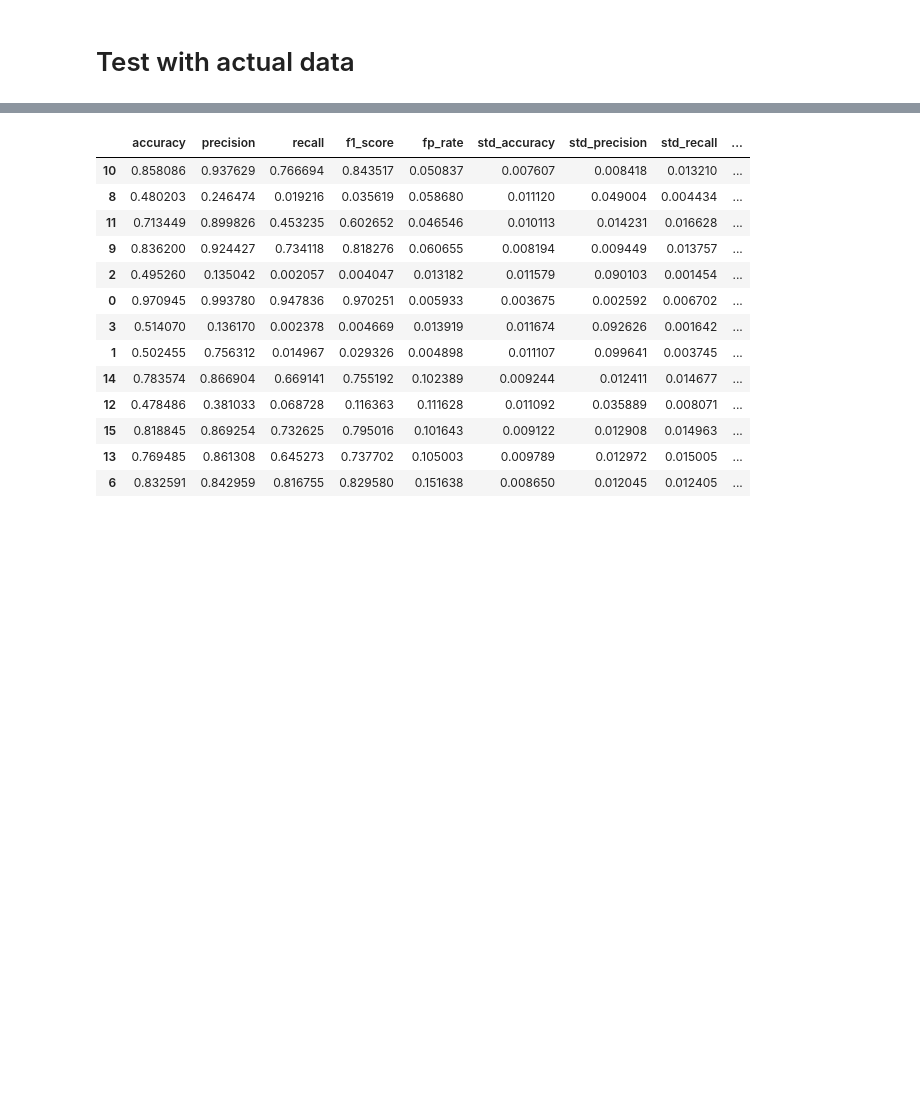
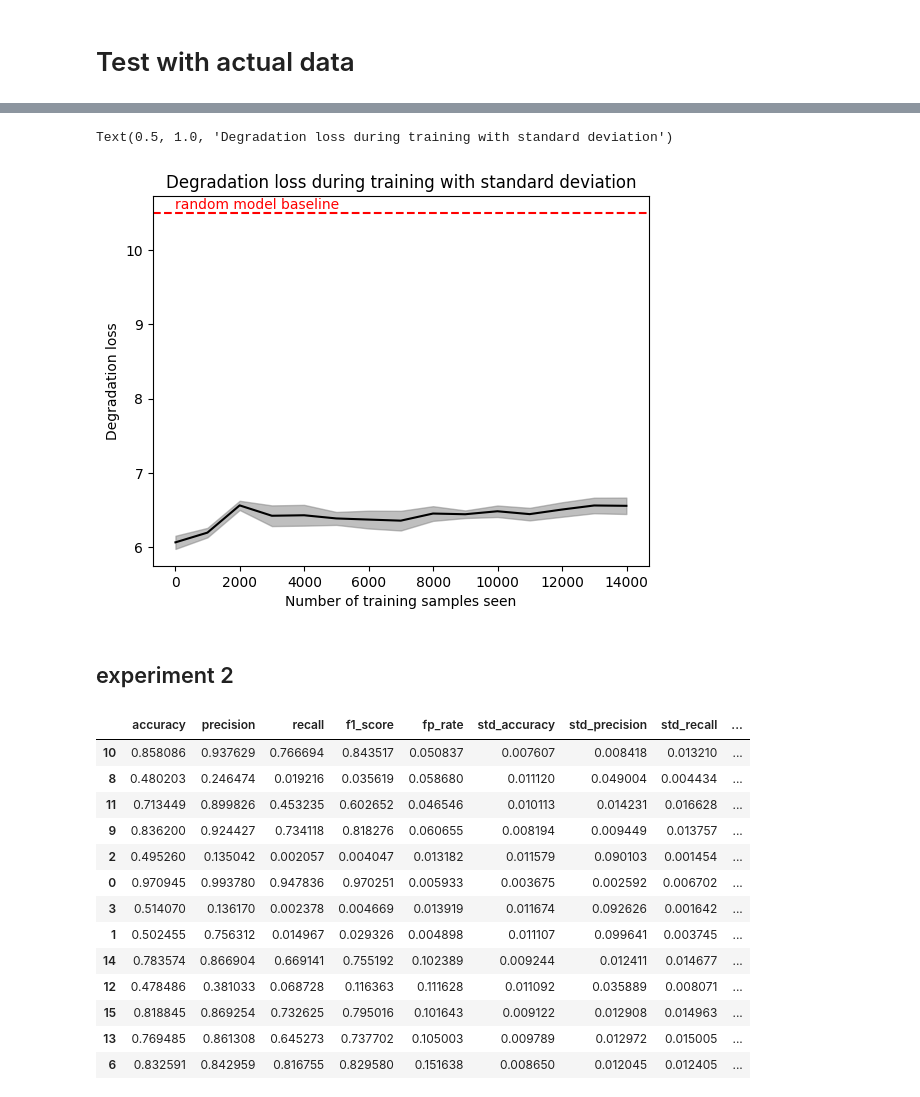
Before and after one commit to marluxiaboss/text_llm_detector, a Jupyter notebook: create_plots_from_logs.ipynb, the cells around one changed output, grey strips where cells are left out. Drawn from its saved outputs; the diff is of its cells as text; code cells hidden in the pictures; blank space fills up the shorter version.

```diff
--- a/create_plots_from_logs.ipynb
+++ b/create_plots_from_logs.ipynb
@@ -262,0 +265,14 @@ plt.show()
+# %%
+# distil-roberta trained on mistral with adapter
+detector = "distil_roberta-base"
+training_method = "adapter"
+model_code = "04_04_1026"
+detector_logs_path = f"./saved_training_logs_experiment_2/{detector}/{training_method}/fake_true_dataset_mistral_10k/{model_code}/training_logs.json"
+
+training_logs_data = []
+for line in jsonlines.open(detector_logs_path):
+    training_logs_data.append(line)
+
+# transform to pandas dataframe
+df = pd.DataFrame(training_logs_data)
+df.head(100)
@@ -262,0 +293,15 @@ plt.show()
+# %%
+# 1) eval_acc data
+eval_acc_df = df[df["accuracy"].notna()]
+eval_acc_df = eval_acc_df[["accuracy", "samples", "std", "lower_bound", "upper_bound"]]
+display(eval_acc_df)
+
+# 2) degrad_loss data
+degrad_loss_df = df[df["degrad_loss"].notna()]
+degrad_loss_df = degrad_loss_df[["degrad_loss", "samples", "std"]]
+display(degrad_loss_df)
+
+# 3) training loss data
+training_loss_df = df[df["loss"].notna()]
+training_loss_df = training_loss_df[["loss", "samples"]]
+display(training_loss_df)
@@ -262,0 +355,18 @@ plt.show()
+# %%
+plt.fill_between(degrad_loss_df["samples"], degrad_loss_df["degrad_loss"] - degrad_loss_df["std"],
+                  degrad_loss_df["degrad_loss"] + degrad_loss_df["std"], alpha = 0.5, color = 'gray')
+plt.plot(degrad_loss_df["samples"], degrad_loss_df["degrad_loss"], color = 'black')
+
+# add an horizontal line at 10.5, which is the baseline for a random model
+plt.axhline(y=10.5, color='r', linestyle='--')
+
+# name it "random model baseline"
+plt.text(0, 10.55, "random model baseline", color = 'red')
+
+plt.xlabel('Number of training samples seen')
+plt.ylabel('Degradation loss')
+
+plt.title('Degradation loss during training with standard deviation')
+# %% [output]
+Text(0.5, 1.0, 'Degradation loss during training with standard deviation')
+[figure, added]
@@ -263,3 +402,5 @@ plt.show()
+# %% [markdown]
+## experiment 2
 # %%
 """
 # detector trained on gpt-2 samples
```
Also changed, not shown: parts of 5 cells of this notebook, 4 other files.
